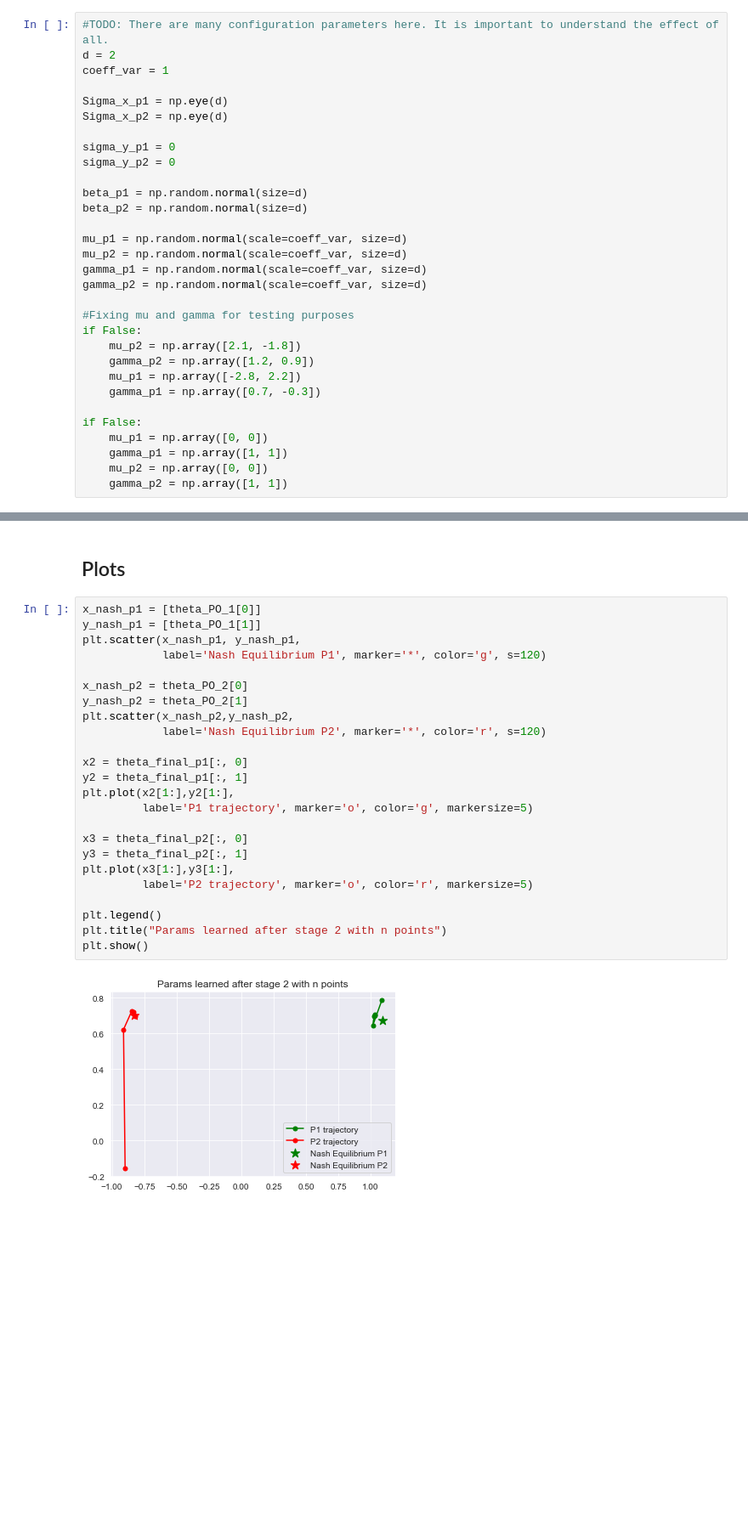
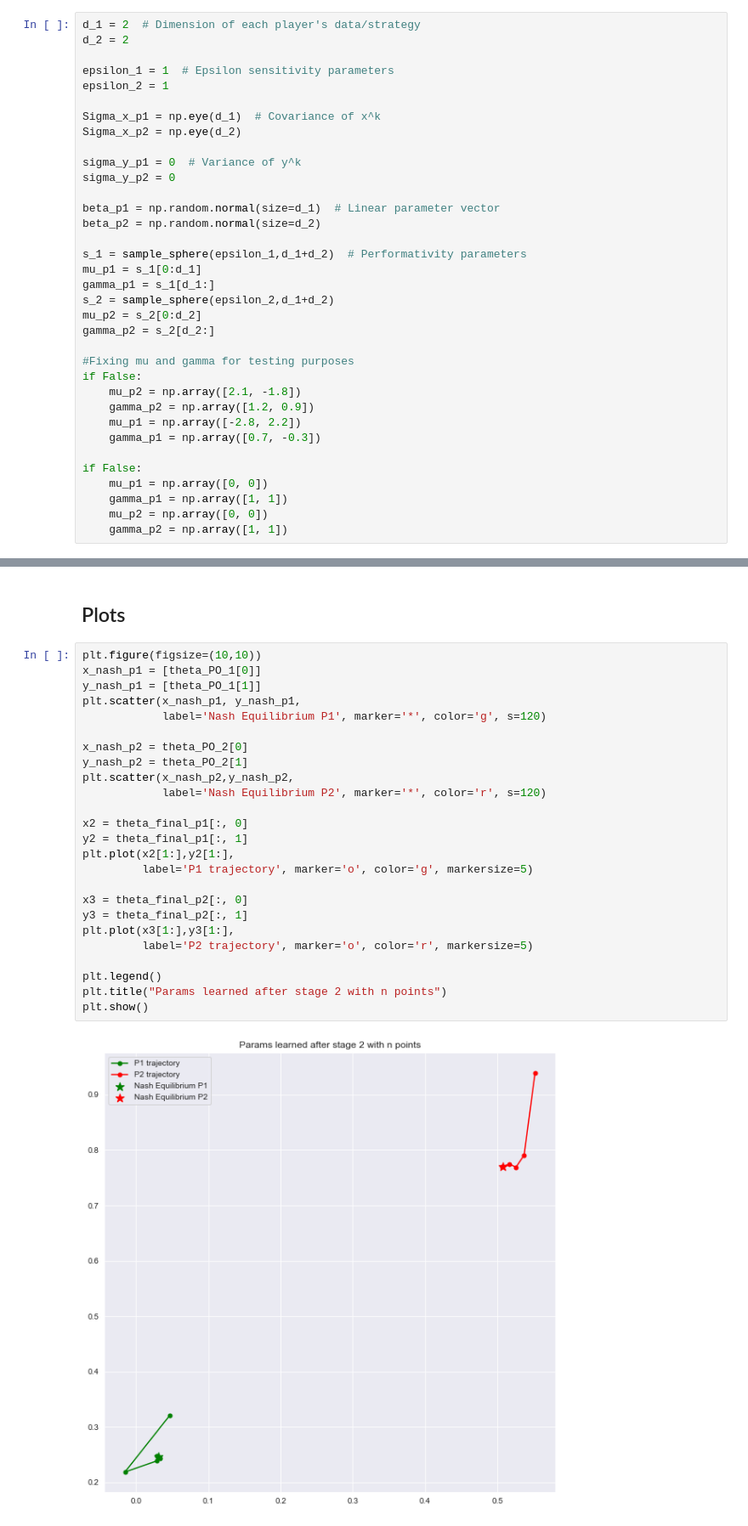
Before and after one commit to evanjfaulkner/DD-Games, a Jupyter notebook: Notebooks/new_code_modified_sim.ipynb, the cells around one changed output, grey strips where cells are left out. Shown at 85% size. Cells and saved outputs as stored; diff of their text form; blank space fills up the shorter version.

Commit message:
enforced epsilon^k sensitivity

```diff
--- a/Notebooks/new_code_modified_sim.ipynb
+++ b/Notebooks/new_code_modified_sim.ipynb
@@ -29,23 +29,27 @@ $$\varepsilon^k = \sqrt{||\mu^k||_2^2+||\gamma^k||_2^2}$$
 # %% [markdown]
 # Configurations
 # %%
-#TODO: There are many configuration parameters here. It is important to understand the effect of all.
-d = 2
-coeff_var = 1
+d_1 = 2  # Dimension of each player's data/strategy
+d_2 = 2
 
-Sigma_x_p1 = np.eye(d)
-Sigma_x_p2 = np.eye(d)
+epsilon_1 = 1  # Epsilon sensitivity parameters
+epsilon_2 = 1
 
-sigma_y_p1 = 0
+Sigma_x_p1 = np.eye(d_1)  # Covariance of x^k
+Sigma_x_p2 = np.eye(d_2)
+
+sigma_y_p1 = 0  # Variance of y^k
 sigma_y_p2 = 0
 
-beta_p1 = np.random.normal(size=d)
-beta_p2 = np.random.normal(size=d)
+beta_p1 = np.random.normal(size=d_1)  # Linear parameter vector
+beta_p2 = np.random.normal(size=d_2)
 
-mu_p1 = np.random.normal(scale=coeff_var, size=d)
-mu_p2 = np.random.normal(scale=coeff_var, size=d)
-gamma_p1 = np.random.normal(scale=coeff_var, size=d)
-gamma_p2 = np.random.normal(scale=coeff_var, size=d)
+s_1 = sample_sphere(epsilon_1,d_1+d_2)  # Performativity parameters
+mu_p1 = s_1[0:d_1]
+gamma_p1 = s_1[d_1:]
+s_2 = sample_sphere(epsilon_2,d_1+d_2)
+mu_p2 = s_2[0:d_2]
+gamma_p2 = s_2[d_2:]
 
 #Fixing mu and gamma for testing purposes
 if False:
@@ -217,31 +221,32 @@ Player 1 SO = 0.741     Player 2 SO = 1.645
 # %% [markdown]
 ## Plots
 # %%
+plt.figure(figsize=(10,10))
 x_nash_p1 = [theta_PO_1[0]]
 y_nash_p1 = [theta_PO_1[1]]
 plt.scatter(x_nash_p1, y_nash_p1,
             label='Nash Equilibrium P1', marker='*', color='g', s=120)
 
 x_nash_p2 = theta_PO_2[0]
 y_nash_p2 = theta_PO_2[1]
 plt.scatter(x_nash_p2,y_nash_p2,
             label='Nash Equilibrium P2', marker='*', color='r', s=120)
 
 x2 = theta_final_p1[:, 0]
 y2 = theta_final_p1[:, 1]
 plt.plot(x2[1:],y2[1:],
          label='P1 trajectory', marker='o', color='g', markersize=5)
 
 x3 = theta_final_p2[:, 0]
 y3 = theta_final_p2[:, 1]
 plt.plot(x3[1:],y3[1:],
          label='P2 trajectory', marker='o', color='r', markersize=5)
 
 plt.legend()
 plt.title("Params learned after stage 2 with n points")
 plt.show()
 # %% [output]
-[figure, old version]
+[figure, new version]
 # %%
 plt.figure(figsize=(15,5))
 plt.subplot(1,2,1)
```
Also changed, not shown: parts of 13 cells of this notebook, 1 other file.
